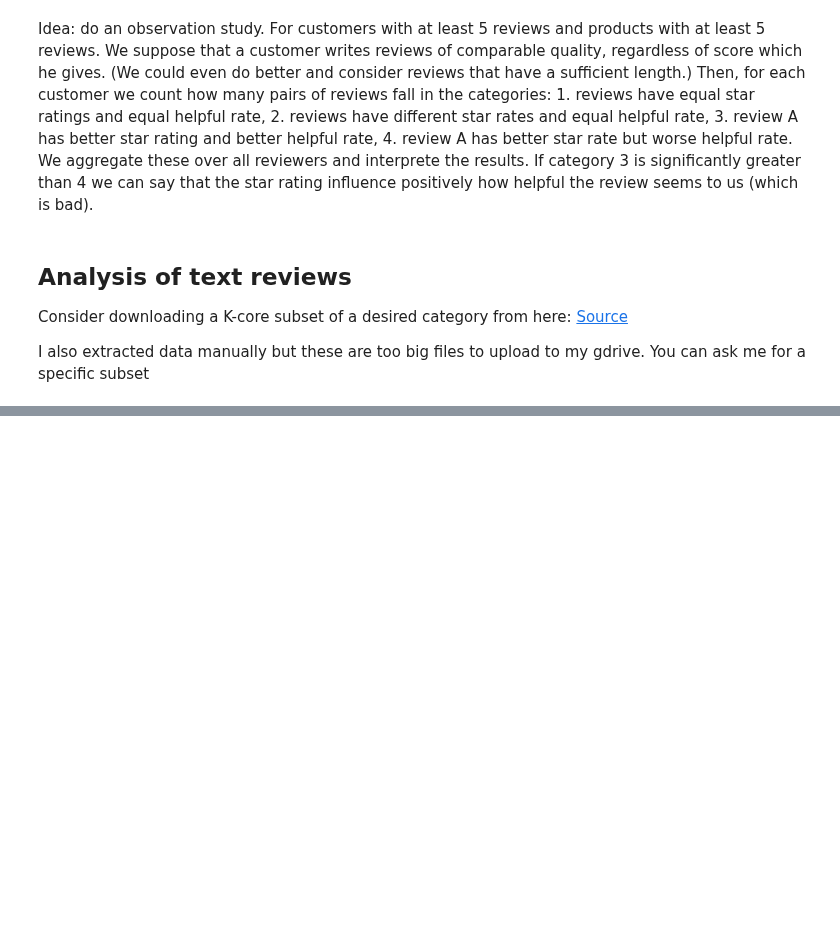
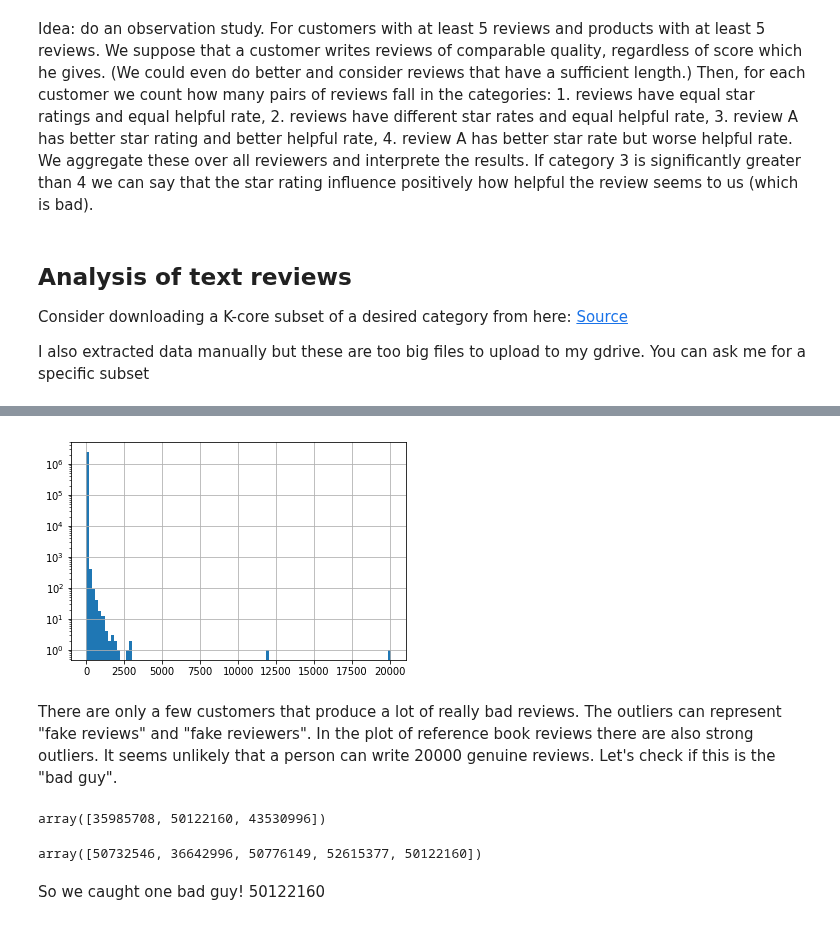
Before and after one commit to pjuda/ada-project, a Jupyter notebook: amazon-project.ipynb, the cells around one changed output, grey strips where cells are left out. Cells and saved outputs as stored; diff of their text form; code cells hidden in the pictures; blank space fills up the shorter version.

```diff
--- a/amazon-project.ipynb
+++ b/amazon-project.ipynb
@@ -313,0 +408,19 @@ dtype: float64
+# %%
+fig, ax = plt.subplots()
+df_books_ref.groupby('customer_id').size().hist(ax=ax, bins=100)
+ax.set_yscale('log')
+# %% [output]
+[figure, added]
+# %% [markdown]
+There are only a few customers that produce a lot of really bad reviews. The outliers can represent "fake reviews" and "fake reviewers". In the plot of reference book reviews there are also strong outliers. It seems unlikely that a person can write 20000 genuine reviews. Let's check if this is the "bad guy".
+# %%
+bad_guys = bad_df_books.groupby('customer_id').filter(lambda x: len(x)> 100)['customer_id'].unique()
+bad_guys
+# %% [output]
+array([35985708, 50122160, 43530996])
+# %%
+df_books_ref.groupby('customer_id').filter(lambda x: len(x)> 2500)['customer_id'].unique()
+# %% [output]
+array([50732546, 36642996, 50776149, 52615377, 50122160])
+# %% [markdown]
+So we caught one bad guy! 50122160
```
Also changed, not shown: parts of 17 cells of this notebook, 1 other file.
